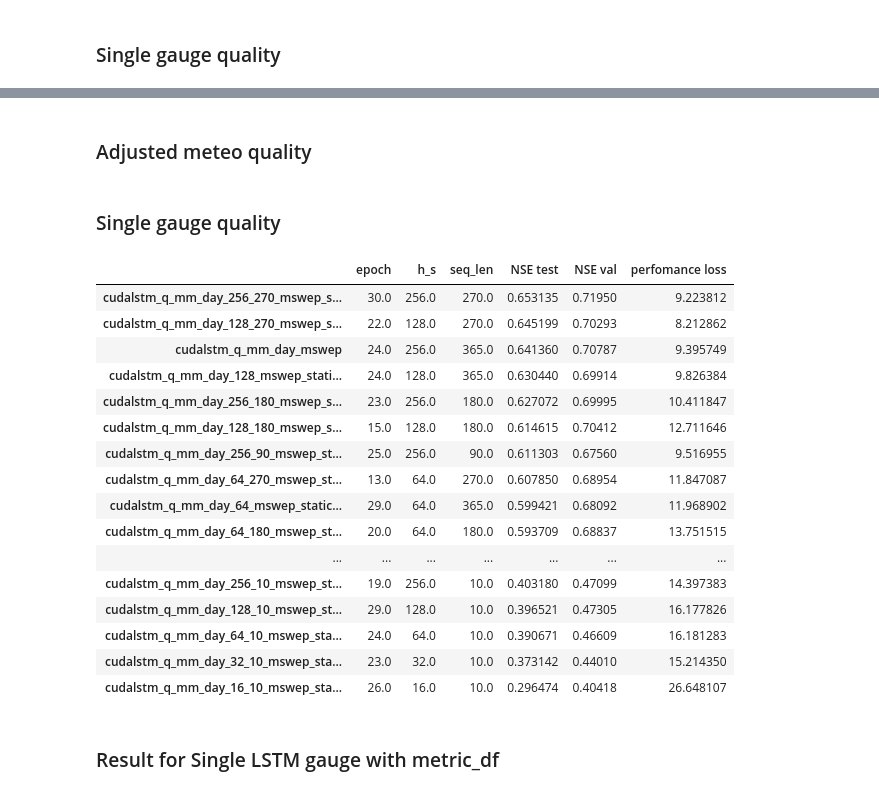
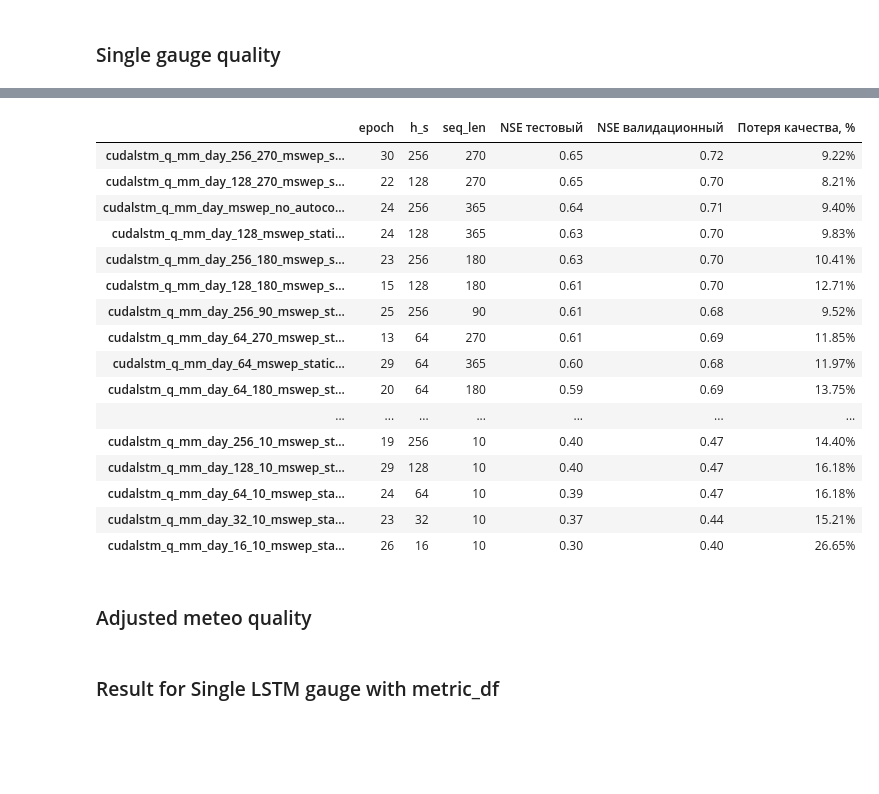
Before and after one commit to dmbrmv/my_dissertation, a Jupyter notebook: neural_forecast/test_neural.ipynb, the cells around one changed output, grey strips where cells are left out. Cells and saved outputs as stored; diff of their text form; code cells hidden in the pictures; blank space fills up the shorter version.

Commit message:
Chapter two plots and tables

```diff
--- a/neural_forecast/test_neural.ipynb
+++ b/neural_forecast/test_neural.ipynb
@@ -31,10 +102,14 @@ Data variables:
+# %%
+for cfg_path, cfg_name, epoch in zip(configs, configs_names, best_epochs):
+    cfg = Config(cfg_path)
+    eval_run(run_dir=cfg.run_dir, period="test", epoch=epoch)
 # %%
-configs = list(Path("./model_runs/").glob("cudalstm_q_mm_day*mswep*/config.yml"))
-configs_names = [str(i).split("/")[1].split("_no")[0] for i in configs]
-logs = list(Path("./model_runs/").glob("cudalstm_q_mm_day*mswep*/output.log"))
+configs = list(Path("/app/geo_data/lstm_configs/model_runs/").glob("cudalstm_q_mm_day*mswep*/config.yml"))
+configs_names = [str(i.parent.stem) for i in configs]
+logs = list(Path("/app/geo_data/lstm_configs/model_runs/").glob("cudalstm_q_mm_day*mswep*/output.log"))
 test_metrics = list(
     pd.read_csv(metric_res)["NSE"].median()
-    for metric_res in Path("./model_runs/").glob(
+    for metric_res in Path("/app/geo_data/lstm_configs/model_runs/").glob(
         "cudalstm_q_mm_day*mswep*/test/*/test_metrics.csv"
     )
 )
@@ -61,14 +136,20 @@ def best_epoch_finder(log_file: Path) -> int:
 metric_hyperparam_df = pd.DataFrame()
 
 for cfg_name, log, cfg, nse_med in zip(configs_names, logs, configs, test_metrics):
-    metric_hyperparam_df.loc[cfg_name, "epoch"] = best_epoch_finder(log)[0]
-    metric_hyperparam_df.loc[cfg_name, "h_s"] = Config(cfg).hidden_size
-    metric_hyperparam_df.loc[cfg_name, "seq_len"] = Config(cfg).seq_length
-    metric_hyperparam_df.loc[cfg_name, "NSE test"] = nse_med
-    metric_hyperparam_df.loc[cfg_name, "NSE val"] = best_epoch_finder(log)[1]
+    metric_hyperparam_df.loc[cfg_name, "epoch"] = f"{best_epoch_finder(log)[0]:.0f}"
+    metric_hyperparam_df.loc[cfg_name, "h_s"] = f"{Config(cfg).hidden_size:.0f}"
+    metric_hyperparam_df.loc[cfg_name, "seq_len"] = f"{Config(cfg).seq_length:.0f}"
+    metric_hyperparam_df.loc[cfg_name, "NSE тестовый"] = nse_med
+    metric_hyperparam_df.loc[cfg_name, "NSE валидационный"] = best_epoch_finder(log)[1]
 
-metric_hyperparam_df["perfomance loss"] = (
-    (metric_hyperparam_df["NSE val"] - metric_hyperparam_df["NSE test"])
-    / metric_hyperparam_df["NSE val"]
-    * 100
-)
+metric_hyperparam_df["Потеря качества, %"] = (
+    (metric_hyperparam_df["NSE валидационный"] - metric_hyperparam_df["NSE тестовый"])
+    / metric_hyperparam_df["NSE валидационный"])
+metric_hyperparam_df["Потеря качества, %"] = metric_hyperparam_df["Потеря качества, %"].apply(lambda x: f"{x:.2%}")
+
+metric_hyperparam_df = metric_hyperparam_df.sort_values(by="NSE тестовый", ascending=False)
+
+metric_hyperparam_df["NSE валидационный"] = metric_hyperparam_df["NSE валидационный"].apply(lambda x: f"{x:.2f}")
+metric_hyperparam_df["NSE тестовый"] = metric_hyperparam_df["NSE тестовый"].apply(lambda x: f"{x:.2f}")
+
+metric_hyperparam_df.to_excel("/app/geo_data/results/ParametersDependenceLSTM.xlsx")
@@ -79,7 +156,25 @@ metric_hyperparam_df.sort_values(by="NSE test", ascending=False).to_csv(
+# %%
+metric_hyperparam_df
+# %% [output]
+|  | epoch | h_s | seq_len | NSE тестовый | NSE валидационный | Потеря качества, % |
+| cudalstm_q_mm_day_256_270_mswep_s... | 30 | 256 | 270 | 0.65 | 0.72 | 9.22% |
+| cudalstm_q_mm_day_128_270_mswep_s... | 22 | 128 | 270 | 0.65 | 0.70 | 8.21% |
+| cudalstm_q_mm_day_mswep_no_autoco... | 24 | 256 | 365 | 0.64 | 0.71 | 9.40% |
+| cudalstm_q_mm_day_128_mswep_stati... | 24 | 128 | 365 | 0.63 | 0.70 | 9.83% |
+| cudalstm_q_mm_day_256_180_mswep_s... | 23 | 256 | 180 | 0.63 | 0.70 | 10.41% |
+| cudalstm_q_mm_day_128_180_mswep_s... | 15 | 128 | 180 | 0.61 | 0.70 | 12.71% |
+| cudalstm_q_mm_day_256_90_mswep_st... | 25 | 256 | 90 | 0.61 | 0.68 | 9.52% |
+| cudalstm_q_mm_day_64_270_mswep_st... | 13 | 64 | 270 | 0.61 | 0.69 | 11.85% |
+| cudalstm_q_mm_day_64_mswep_static... | 29 | 64 | 365 | 0.60 | 0.68 | 11.97% |
+| cudalstm_q_mm_day_64_180_mswep_st... | 20 | 64 | 180 | 0.59 | 0.69 | 13.75% |
+| ... | ... | ... | ... | ... | ... | ... |
+| cudalstm_q_mm_day_256_10_mswep_st... | 19 | 256 | 10 | 0.40 | 0.47 | 14.40% |
+| cudalstm_q_mm_day_128_10_mswep_st... | 29 | 128 | 10 | 0.40 | 0.47 | 16.18% |
+| cudalstm_q_mm_day_64_10_mswep_sta... | 24 | 64 | 10 | 0.39 | 0.47 | 16.18% |
+| cudalstm_q_mm_day_32_10_mswep_sta... | 23 | 32 | 10 | 0.37 | 0.44 | 15.21% |
+| cudalstm_q_mm_day_16_10_mswep_sta... | 26 | 16 | 10 | 0.30 | 0.40 | 26.65% |
 # %% [markdown]
 ### Adjusted meteo quality
-# %% [markdown]
-### Single gauge quality
 # %%
 gauges = list(i.stem for i in Path("./model_runs/single_gauge/").glob("*"))
 metrics = list(Path("./model_runs/single_gauge/").glob("*/*/test/*/*.csv"))
@@ -96,23 +190,3 @@ single_gauge_model["NSE"].to_csv("../conclusions/tables/LSTM_single_gauge.csv")
-# %%
-metric_hyperparam_df.sort_values("NSE test", ascending=False)
-# %% [output]
-|  | epoch | h_s | seq_len | NSE test | NSE val | perfomance loss |
-| cudalstm_q_mm_day_256_270_mswep_s... | 30.0 | 256.0 | 270.0 | 0.653135 | 0.71950 | 9.223812 |
-| cudalstm_q_mm_day_128_270_mswep_s... | 22.0 | 128.0 | 270.0 | 0.645199 | 0.70293 | 8.212862 |
-| cudalstm_q_mm_day_mswep | 24.0 | 256.0 | 365.0 | 0.641360 | 0.70787 | 9.395749 |
-| cudalstm_q_mm_day_128_mswep_stati... | 24.0 | 128.0 | 365.0 | 0.630440 | 0.69914 | 9.826384 |
-| cudalstm_q_mm_day_256_180_mswep_s... | 23.0 | 256.0 | 180.0 | 0.627072 | 0.69995 | 10.411847 |
-| cudalstm_q_mm_day_128_180_mswep_s... | 15.0 | 128.0 | 180.0 | 0.614615 | 0.70412 | 12.711646 |
-| cudalstm_q_mm_day_256_90_mswep_st... | 25.0 | 256.0 | 90.0 | 0.611303 | 0.67560 | 9.516955 |
-| cudalstm_q_mm_day_64_270_mswep_st... | 13.0 | 64.0 | 270.0 | 0.607850 | 0.68954 | 11.847087 |
-| cudalstm_q_mm_day_64_mswep_static... | 29.0 | 64.0 | 365.0 | 0.599421 | 0.68092 | 11.968902 |
-| cudalstm_q_mm_day_64_180_mswep_st... | 20.0 | 64.0 | 180.0 | 0.593709 | 0.68837 | 13.751515 |
-| ... | ... | ... | ... | ... | ... | ... |
-| cudalstm_q_mm_day_256_10_mswep_st... | 19.0 | 256.0 | 10.0 | 0.403180 | 0.47099 | 14.397383 |
-| cudalstm_q_mm_day_128_10_mswep_st... | 29.0 | 128.0 | 10.0 | 0.396521 | 0.47305 | 16.177826 |
-| cudalstm_q_mm_day_64_10_mswep_sta... | 24.0 | 64.0 | 10.0 | 0.390671 | 0.46609 | 16.181283 |
-| cudalstm_q_mm_day_32_10_mswep_sta... | 23.0 | 32.0 | 10.0 | 0.373142 | 0.44010 | 15.214350 |
-| cudalstm_q_mm_day_16_10_mswep_sta... | 26.0 | 16.0 | 10.0 | 0.296474 | 0.40418 | 26.648107 |
 # %% [markdown]
 ### Result for Single LSTM gauge with metric_df
 # %%
```
Also changed, not shown: parts of 7 cells of this notebook, 9 other files.
